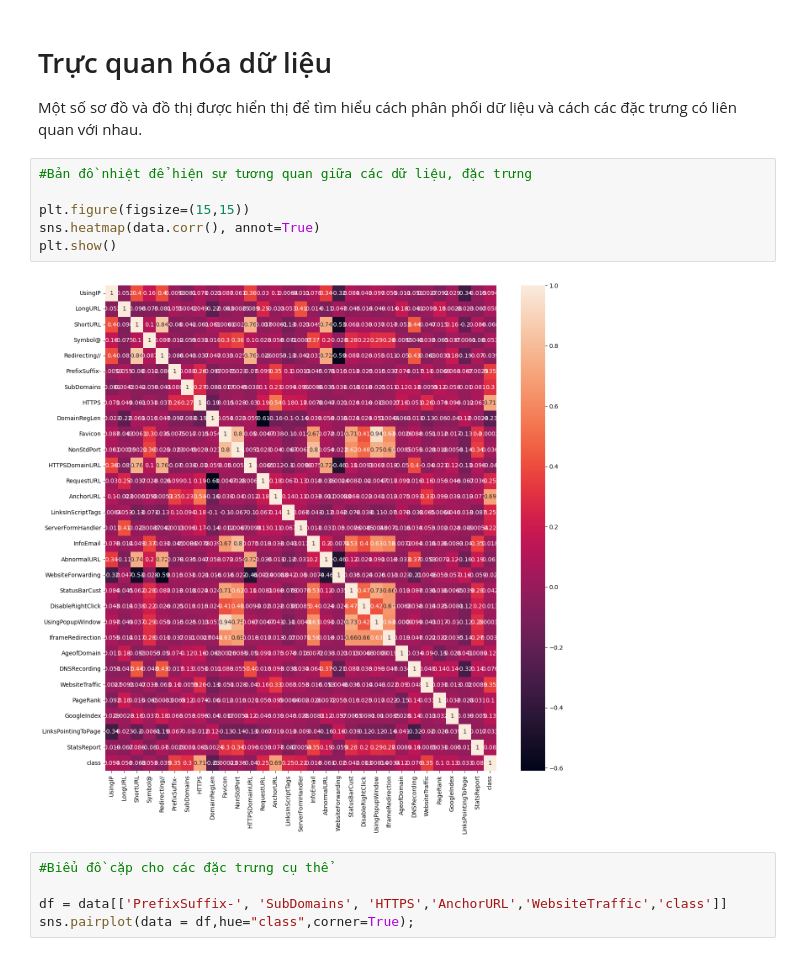
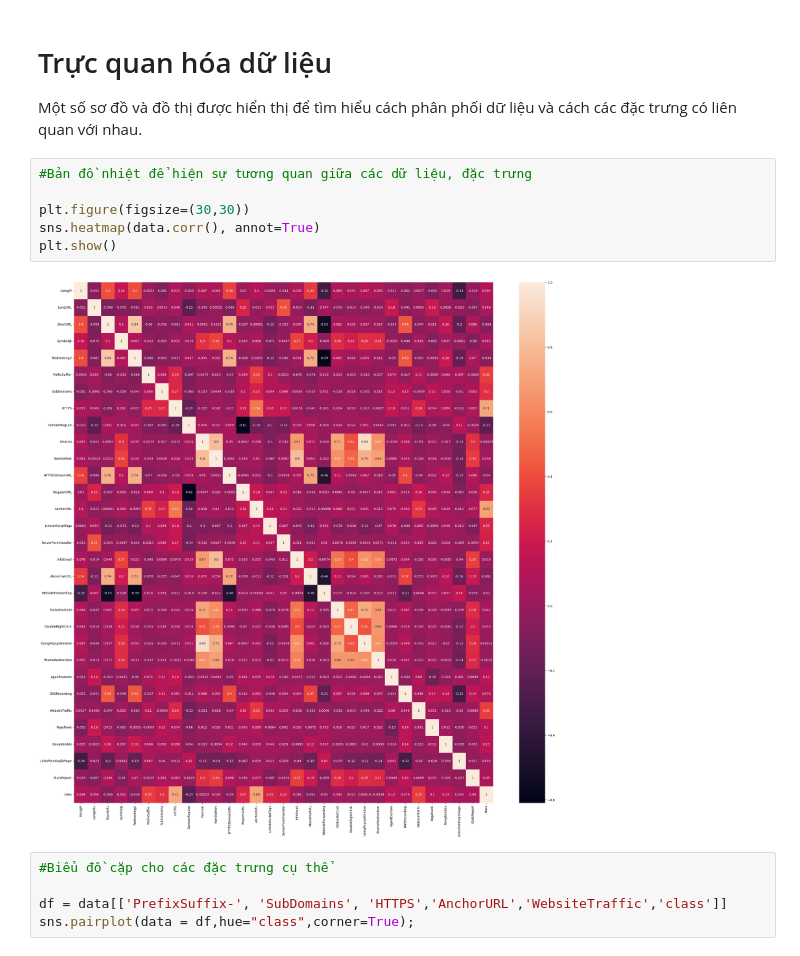
Before and after one commit to Minhlt02/PhisingURL, a Jupyter notebook: PhisingURL.ipynb, the cells around one changed output. Cells and saved outputs as stored; diff of their text form.

```diff
--- a/PhisingURL.ipynb
+++ b/PhisingURL.ipynb
@@ -146,11 +146,11 @@ Một số sơ đồ và đồ thị được hiển thị để tìm hiểu cá
 # %%
 #Bản đồ nhiệt để hiện sự tương quan giữa các dữ liệu, đặc trưng
 
-plt.figure(figsize=(15,15))
+plt.figure(figsize=(30,30))
 sns.heatmap(data.corr(), annot=True)
 plt.show()
 # %% [output]
-[figure, old version]
+[figure, new version]
 # %%
 #Biểu đồ cặp cho các đặc trưng cụ thể
 
```
Also changed, not shown: parts of 11 cells of this notebook, 6 other files.
